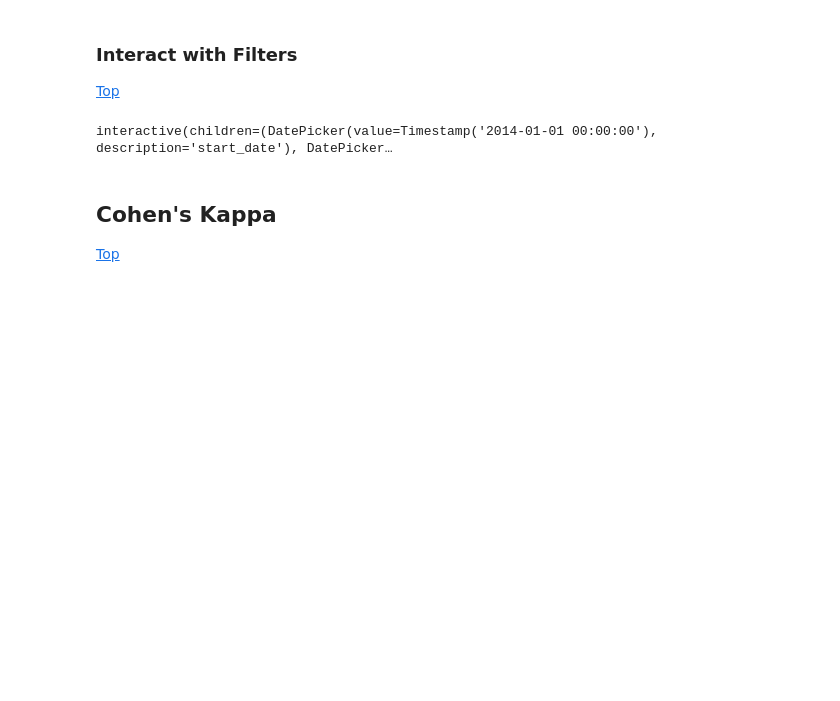
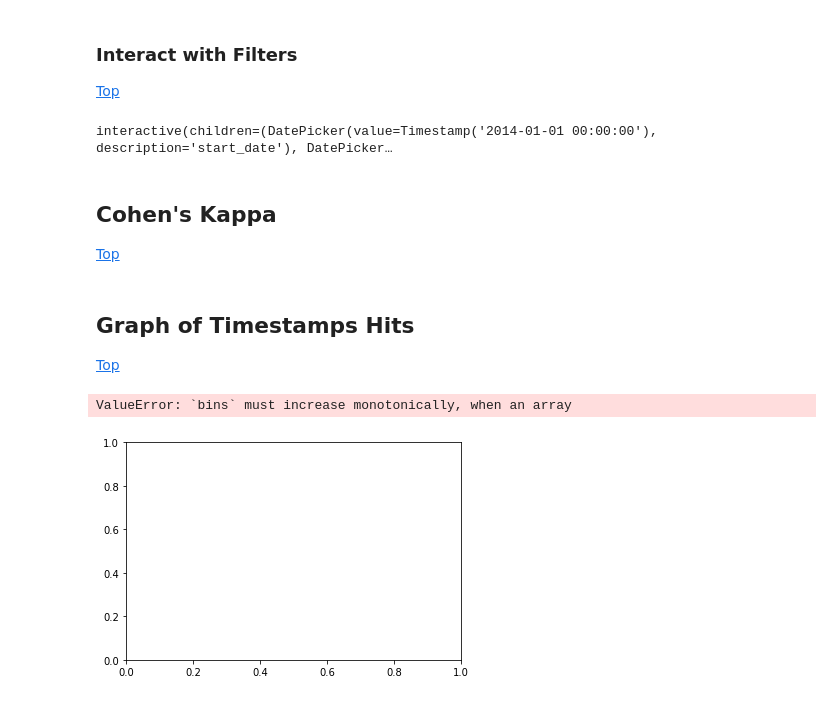
Before and after one commit to JasperVanEck/ZoekmachinesGroepsOpdracht, a Jupyter notebook: ZoekmachinesGroepOpdrachtWeek4.ipynb, the cells around one changed output. Drawn from its saved outputs; the diff is of its cells as text; code cells hidden in the pictures; blank space fills up the shorter version.

Commit message:
Cohen kappa added, histogram added, imports added

```diff
--- a/ZoekmachinesGroepOpdrachtWeek4.ipynb
+++ b/ZoekmachinesGroepOpdrachtWeek4.ipynb
@@ -381,3 +389,41 @@ def kappa(data, P_E):
     P_A = agree / len(data)
     kappa = (P_A - P_E)/(1 - P_E)
     return kappa
+# %% [markdown]
+## Graph of Timestamps Hits<a name='Cohen'></a>
+[Top](#Top)
+# %%
+def retrieve_name(var):
+    callers_local_vars = inspect.currentframe().f_back.f_locals.items()
+    return [var_name for var_name, var_val in callers_local_vars if var_val is var]
+
+def count_occurences(movietitles):
+    count = Counter(movietitles)
+    # sort the words from highest to lowest (first one is the highest rank)
+    sorted_count = sorted(count.items(), key=operator.itemgetter(1), reverse=True)
+    #gives the list of occurences and not the words
+    occurences = []
+    for i in sorted_count:
+        occurences.append(i[1])
+    return occurences
+
+def plot_hist(lists):
+    y = count_occurences(lists)
+    x = np.arange(len(y))
+
+    # get name x label
+    xlabel = retrieve_name(lists)
+
+
+    #plots the graph of word frequency versus rank of a word in this corpus
+    plt.hist(x,y)
+    plt.xlabel(xlabel)
+    plt.ylabel('Occurancies')
+    plt.show()
+
+plot_hist(dataReviews['review_date'])
+
+plot_hist(movieTitle['primaryTitle'])
+# %% [output]
+ValueError: `bins` must increase monotonically, when an array
+[figure, added]
```
Also changed, not shown: parts of 3 cells of this notebook.
